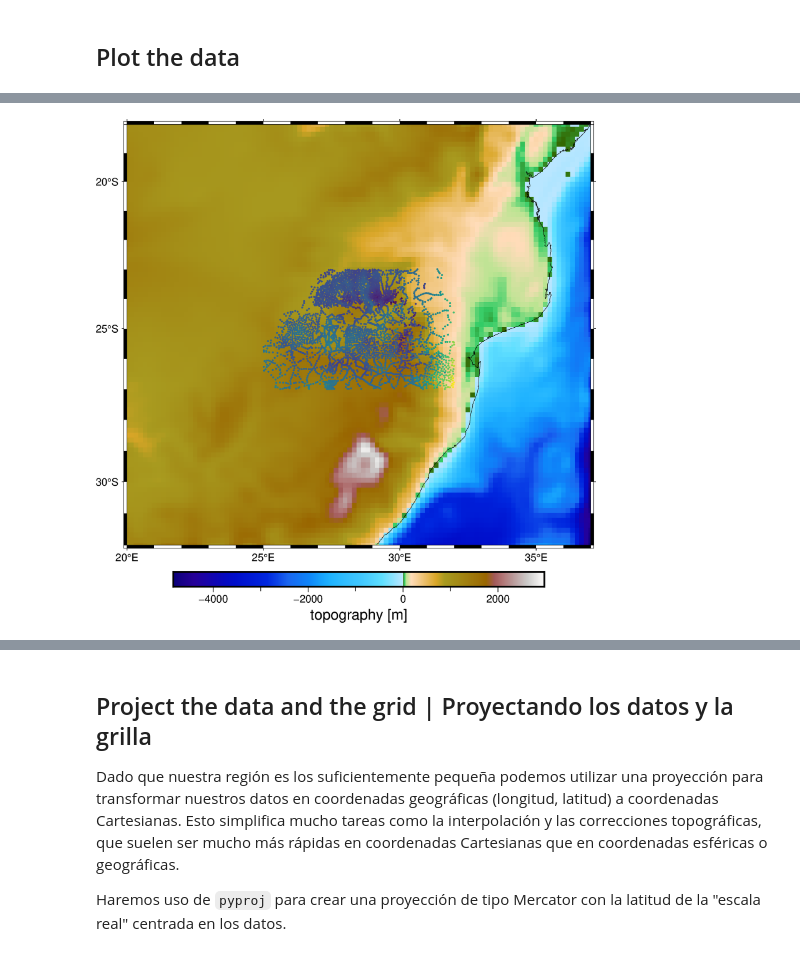
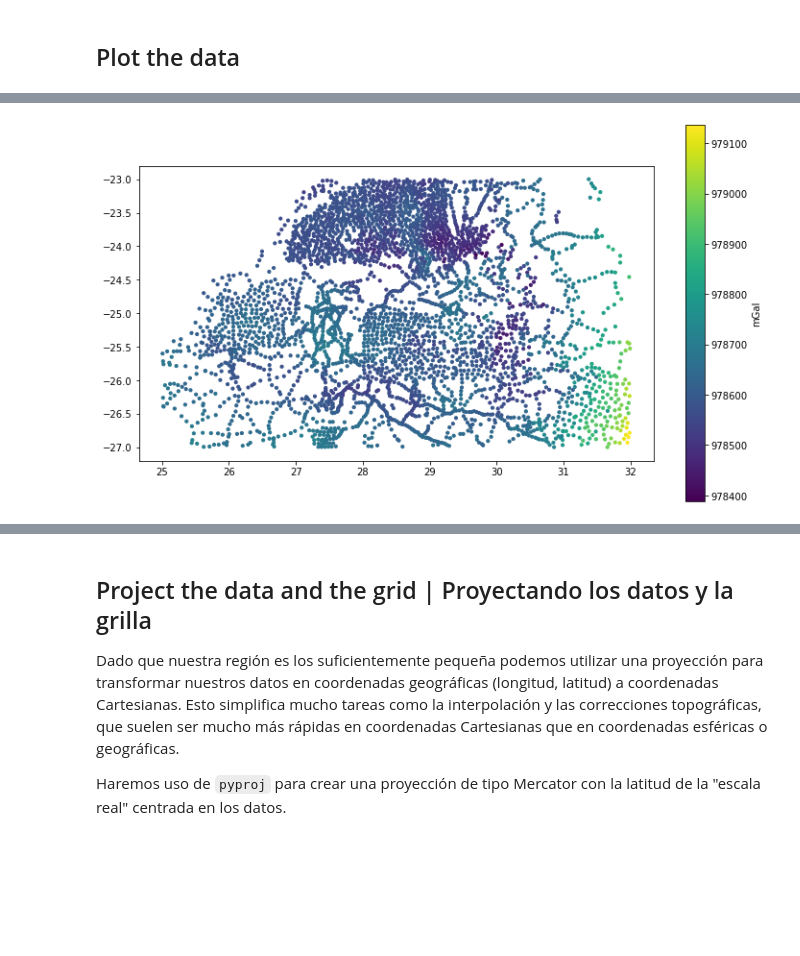
Before and after one commit to santisoler/coco-fatiando-tutorial, a Jupyter notebook: fatiando-tutorial.ipynb, the cells around one changed output, grey strips where cells are left out. Cells and saved outputs as stored; diff of their text form; code cells hidden in the pictures; blank space fills up the shorter version.

```diff
--- a/fatiando-tutorial.ipynb
+++ b/fatiando-tutorial.ipynb
@@ -322,19 +286,8 @@ fig.show()
-# %%
-fig = pygmt.Figure()
-fig.grdimage(topography, projection="M15c", cmap="etopo1", frame=True)
-fig.colorbar(frame='af+l"topography [m]"')
-pygmt.makecpt(
-    cmap="viridis",
-    series=[data.gravity_mgal.min(), data.gravity_mgal.max()]
-)
-fig.plot(
-    x=data.longitude,
-    y=data.latitude,
-    color=data.gravity_mgal,
-    cmap=True,
-    style="c0.06c",
-)
-fig.coast(shorelines="black", area_thresh=1e6)
-fig.show()
-# %% [output]
-[figure, removed]
+# %%
+fig = plt.figure(figsize=(12, 12))
+plt.scatter(data.longitude, data.latitude, c=data.gravity_mgal, s=10)
+plt.colorbar(label="mGal", shrink=0.6)
+plt.gca().set_aspect("equal")
+plt.show()
+# %% [output]
+[figure, added]
```
Also changed, not shown: parts of 22 cells of this notebook, 1 other file.
